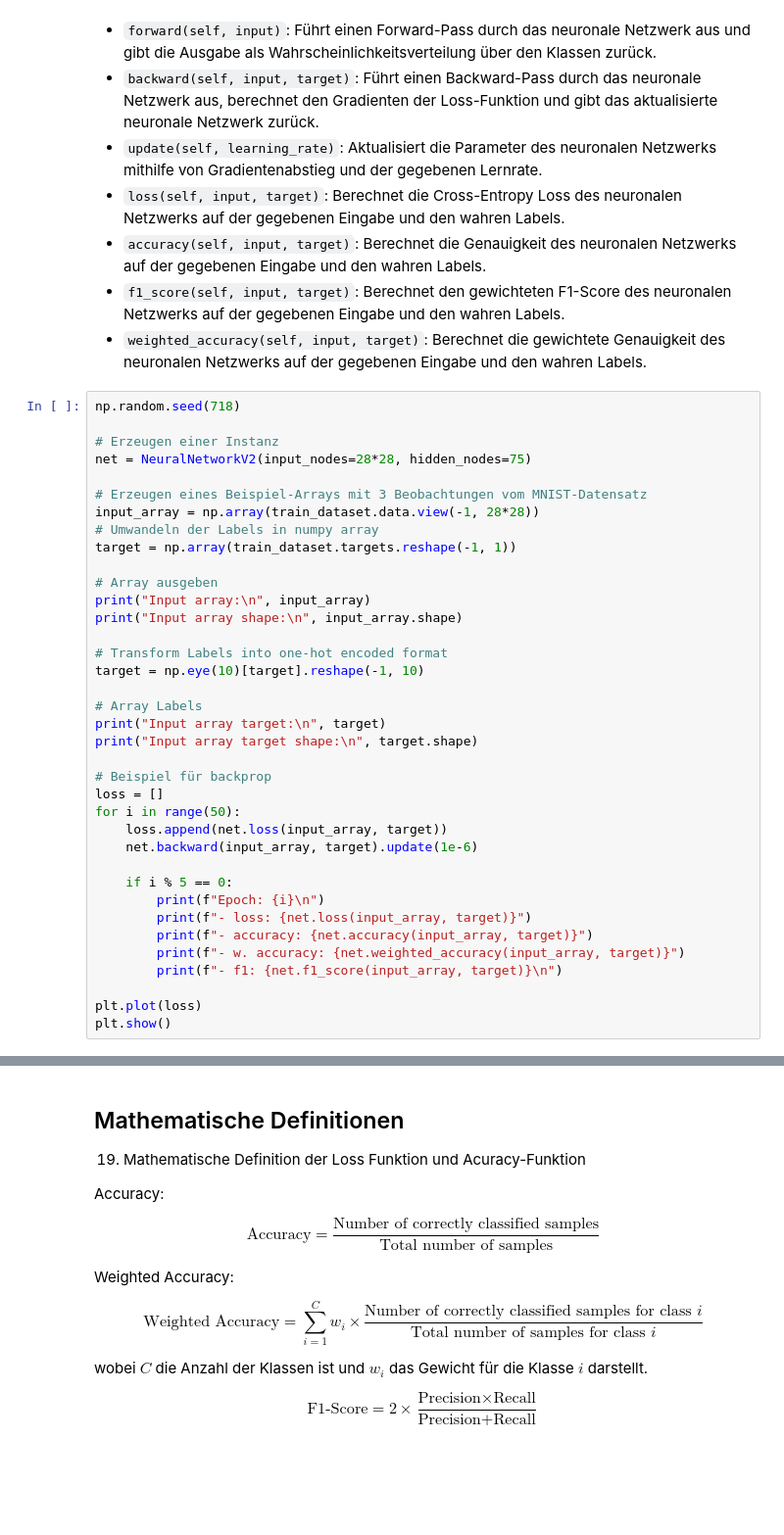
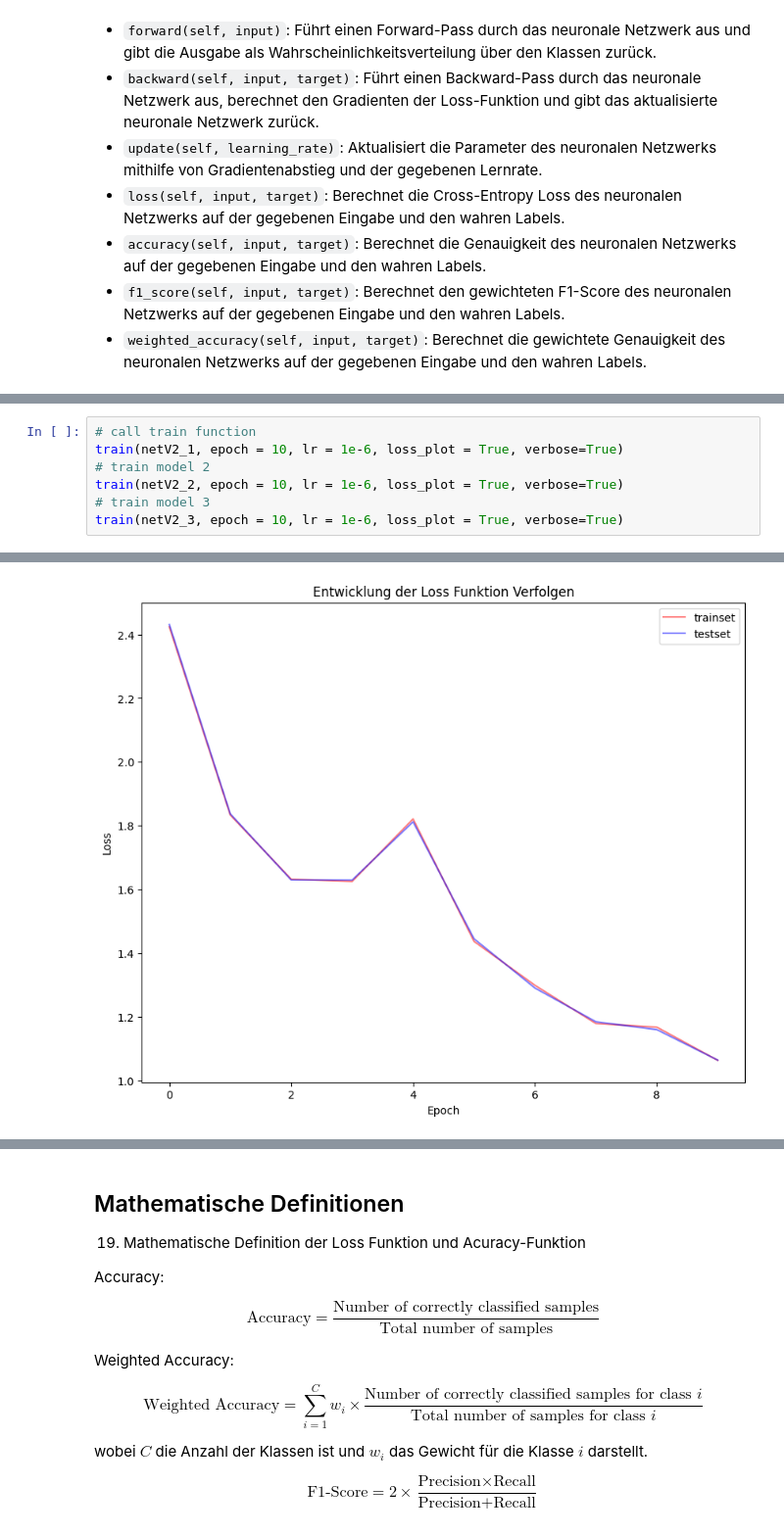
Before and after one commit to 7ben18/fhnw-vta-Vertiefende-Themen-der-Analysis, a Jupyter notebook: minichallenge1/vta-minichallenge-1.ipynb, the cells around one changed output, grey strips where cells are left out. Shown at 98% size. Drawn from its saved outputs; the diff is of its cells as text; blank space fills up the shorter version.

```diff
--- a/minichallenge1/vta-minichallenge-1.ipynb
+++ b/minichallenge1/vta-minichallenge-1.ipynb
@@ -969,40 +981,3 @@ Die `NeuralNetworkV2` Klasse implementiert ein neuronales Netzwerk mit mehreren
 - `accuracy(self, input, target)`: Berechnet die Genauigkeit des neuronalen Netzwerks auf der gegebenen Eingabe und den wahren Labels.
 - `f1_score(self, input, target)`: Berechnet den gewichteten F1-Score des neuronalen Netzwerks auf der gegebenen Eingabe und den wahren Labels.
 - `weighted_accuracy(self, input, target)`: Berechnet die gewichtete Genauigkeit des neuronalen Netzwerks auf der gegebenen Eingabe und den wahren Labels.
-# %%
-np.random.seed(718)
-
-# Erzeugen einer Instanz
-net = NeuralNetworkV2(input_nodes=28*28, hidden_nodes=75)
-
-# Erzeugen eines Beispiel-Arrays mit 3 Beobachtungen vom MNIST-Datensatz
-input_array = np.array(train_dataset.data.view(-1, 28*28))
-# Umwandeln der Labels in numpy array
-target = np.array(train_dataset.targets.reshape(-1, 1))
-
-# Array ausgeben
-print("Input array:\n", input_array)
-print("Input array shape:\n", input_array.shape)
-
-# Transform Labels into one-hot encoded format
-target = np.eye(10)[target].reshape(-1, 10)
-
-# Array Labels
-print("Input array target:\n", target)
-print("Input array target shape:\n", target.shape)
-
-# Beispiel für backprop
-loss = []
-for i in range(50):
-    loss.append(net.loss(input_array, target))
-    net.backward(input_array, target).update(1e-6)
-
-    if i % 5 == 0:
-        print(f"Epoch: {i}\n")
-        print(f"- loss: {net.loss(input_array, target)}")
-        print(f"- accuracy: {net.accuracy(input_array, target)}")
-        print(f"- w. accuracy: {net.weighted_accuracy(input_array, target)}")
-        print(f"- f1: {net.f1_score(input_array, target)}\n")
-
-plt.plot(loss)
-plt.show()
@@ -1044,0 +1053,8 @@ Epoch: 10
+# %%
+# call train function
+train(netV2_1, epoch = 10, lr = 1e-6, loss_plot = True, verbose=True)
+# train model 2
+train(netV2_2, epoch = 10, lr = 1e-6, loss_plot = True, verbose=True)
+# train model 3
+train(netV2_3, epoch = 10, lr = 1e-6, loss_plot = True, verbose=True)
+# %% [output]
@@ -1044,0 +1067 @@ Epoch: 10
+[figure, added]
```
Also changed, not shown: parts of 9 cells of this notebook.
